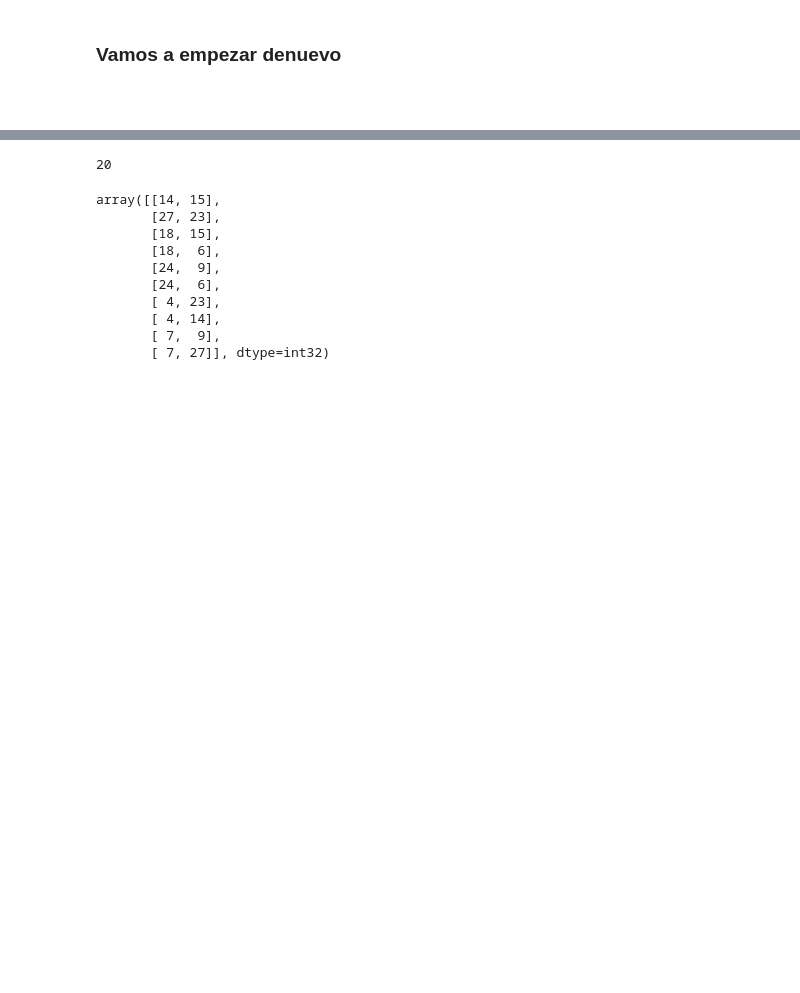
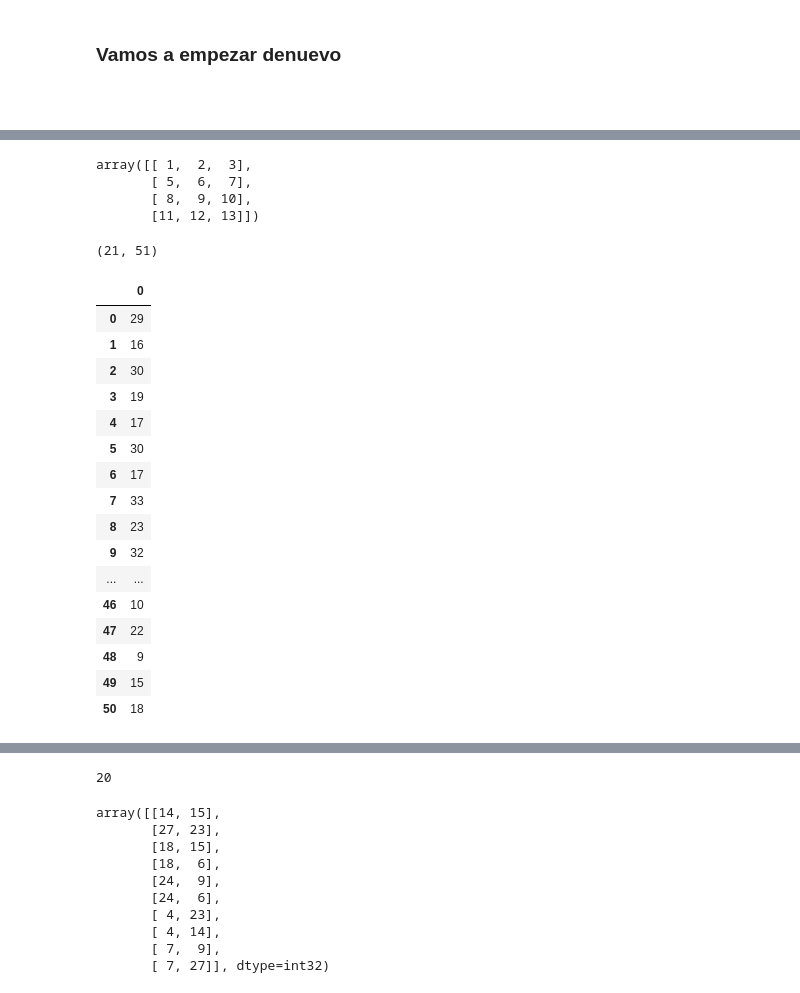
Before and after one commit to aliciaamaliaalvarezmon/SynthesisEmotions, a Jupyter notebook: Notebook/facialstructure.ipynb, the cells around one changed output, grey strips where cells are left out. Cells and saved outputs as stored; diff of their text form; code cells hidden in the pictures; blank space fills up the shorter version.

Commit message:
facial structure feature

```diff
--- a/Notebook/facialstructure.ipynb
+++ b/Notebook/facialstructure.ipynb
@@ -614,0 +821,10 @@ resents curvature coefficient of cheeks area
+# %%
+jo=np.array([[1,2,3],[5,6,7]])
+no=np.array([[8,9,10],[11,12,13]])
+ve= np.vstack((jo,no))
+ve
+# %% [output]
+array([[ 1,  2,  3],
+       [ 5,  6,  7],
+       [ 8,  9, 10],
+       [11, 12, 13]])
@@ -614,0 +854,4 @@ resents curvature coefficient of cheeks area
+# %%
+structure_vector.shape #cada columna es una instancia
+# %% [output]
+(21, 51)
@@ -614,0 +862,21 @@ resents curvature coefficient of cheeks area
+# %%
+frame_seq_data = pd.read_csv('ckmock_landmark_FramePerSeq.csv',header = None)
+frame_seq_data
+# %% [output]
+|  | 0 |
+| 0 | 29 |
+| 1 | 16 |
+| 2 | 30 |
+| 3 | 19 |
+| 4 | 17 |
+| 5 | 30 |
+| 6 | 17 |
+| 7 | 33 |
+| 8 | 23 |
+| 9 | 32 |
+| ... | ... |
+| 46 | 10 |
+| 47 | 22 |
+| 48 | 9 |
+| 49 | 15 |
+| 50 | 18 |
```
Also changed, not shown: parts of 23 cells of this notebook, 3 other files.
